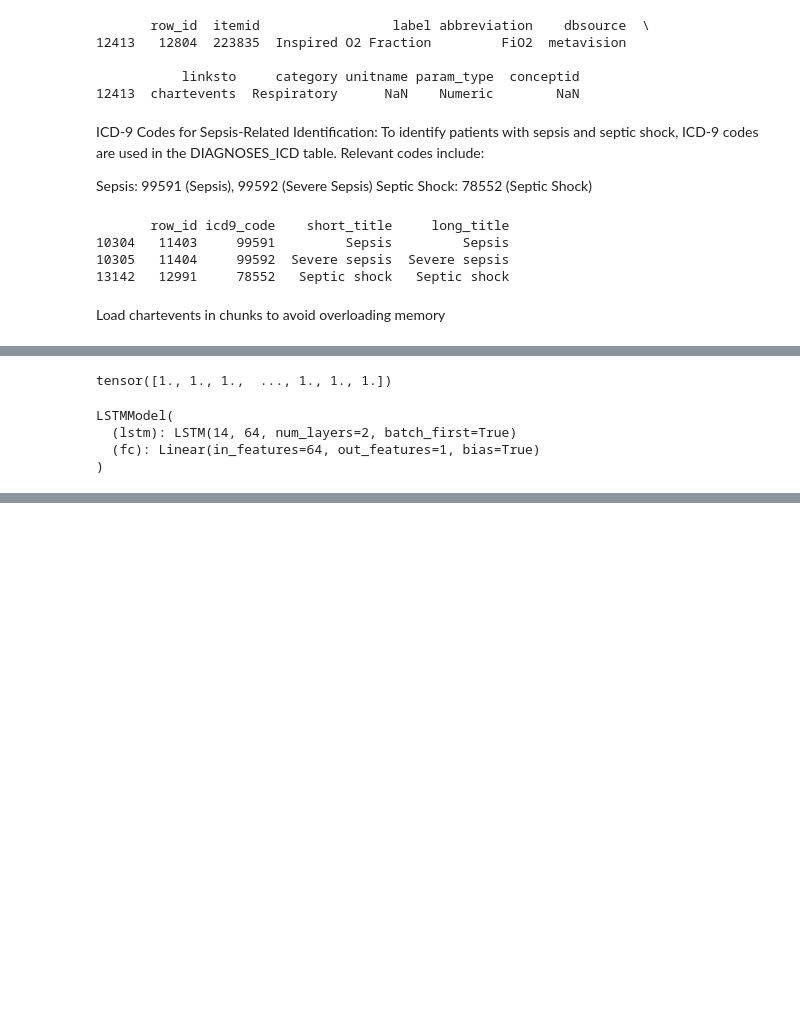
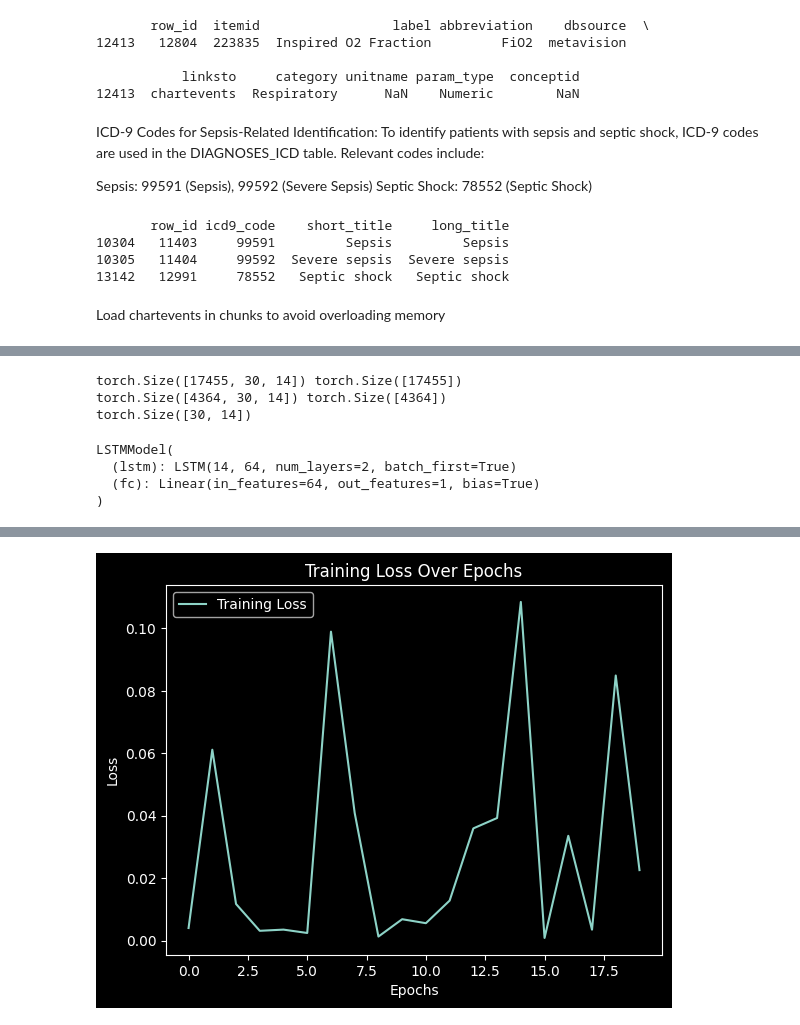
Before and after one commit to gane-dev/ai-healthcare, a Jupyter notebook: self-learning-tutorial.ipynb, the cells around one changed output, grey strips where cells are left out. Drawn from its saved outputs; the diff is of its cells as text; code cells hidden in the pictures; blank space fills up the shorter version.

```diff
--- a/self-learning-tutorial.ipynb
+++ b/self-learning-tutorial.ipynb
@@ -441,3 +604,26 @@ X_padded = pad_sequence(X_sequences_truncated, batch_first=True)
+# %%
+# Define a PyTorch Dataset
+class PatientDataset(Dataset):
+    def __init__(self, X, y):
+        self.X = X
+        self.y = y
+
+    def __len__(self):
+        return len(self.y)
+
+    def __getitem__(self, idx):
+        return self.X[idx], self.y[idx]
+
+# Split into train and test
+from sklearn.model_selection import train_test_split
+X_train, X_test, y_train, y_test = train_test_split(X, y, test_size=0.2, random_state=42)
+print(X_train.shape, y_train.shape)
+print(X_test.shape, y_test.shape)
+print(X_train[0].shape)
+# %% [output]
+torch.Size([17455, 30, 14]) torch.Size([17455])
+torch.Size([4364, 30, 14]) torch.Size([4364])
+torch.Size([30, 14])
 # %%
 # define LSTM model
 import torch
@@ -468,26 +654,19 @@ class LSTMModel(nn.Module):
         return out
 # %%
 # Define the hyperparameters
-input_size = 14  # Example: 14 original + 6 additional features
+input_size = X_train.shape[2]  # Number of features
 hidden_size = 64
 output_size = 1  # Binary classification (septic shock or not)
 num_layers = 2
 num_epochs = 20
 batch_size = 64
 learning_rate = 0.001
-# %%
-# Train-test split
-X_train, X_test, y_train, y_test = train_test_split(X_padded, y_labels, test_size=0.2, random_state=42)
-# %%
-y_train
-# %% [output]
-tensor([1., 1., 1.,  ..., 1., 1., 1.])
 # %%
 
 # Create DataLoader for training and testing
 
-train_dataset = TensorDataset(X_train, y_train)
-test_dataset = TensorDataset(X_test, y_test)
+train_dataset = PatientDataset(X_train, y_train)
+test_dataset = PatientDataset(X_test, y_test)
 
 train_loader = DataLoader(dataset=train_dataset, batch_size=batch_size, shuffle=True)
 test_loader = DataLoader(dataset=test_dataset, batch_size=batch_size, shuffle=False)
@@ -506,8 +685,10 @@ LSTMModel(
   (fc): Linear(in_features=64, out_features=1, bias=True)
 )
 # %%
+training_losses = []
+model.train()
 for epoch in range(num_epochs):
-    model.train()
+
     running_loss = 0.0
     for X_batch, y_batch in train_loader:
         X_batch, y_batch = X_batch.to(device), y_batch.to(device)
@@ -524,5 +705,15 @@ for epoch in range(num_epochs):
 
         running_loss += loss.item()
 
+    training_losses.append(loss.item())
+    print(f"Epoch {epoch + 1}/{num_epochs}, Loss: {loss.item():.4f}")
 print(f'Epoch [{epoch+1}/{num_epochs}], Loss: {running_loss/len(train_loader):.4f}')
+import matplotlib.pyplot as plt
+
+plt.plot(training_losses, label='Training Loss')
+plt.xlabel('Epochs')
+plt.ylabel('Loss')
+plt.title('Training Loss Over Epochs')
+plt.legend()
+plt.show()
 # %% [output]
@@ -530,3 +737,4 @@ Epoch [20/20], Loss: 0.0040
+[figure, added]
 # %%
 # Evaluation function
 
```
Also changed, not shown: parts of 67 cells of this notebook.
